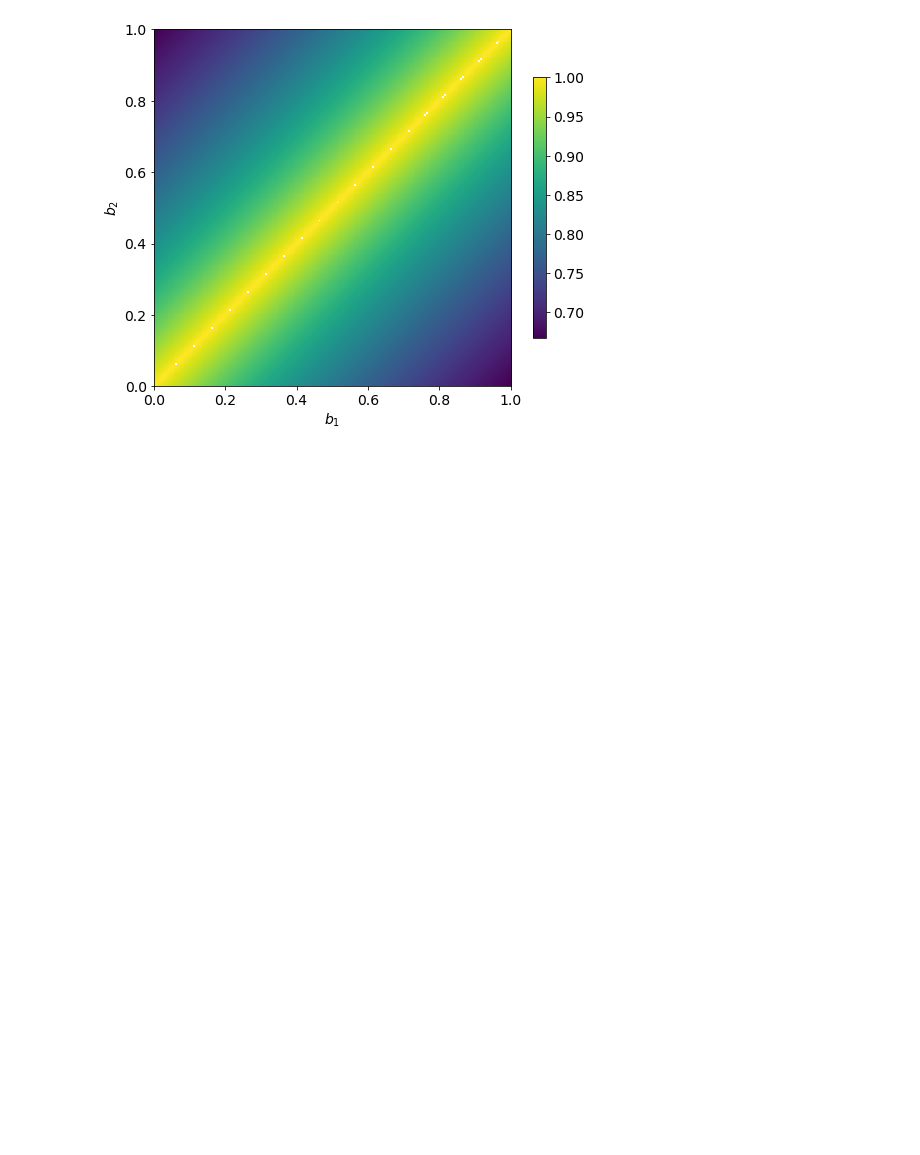
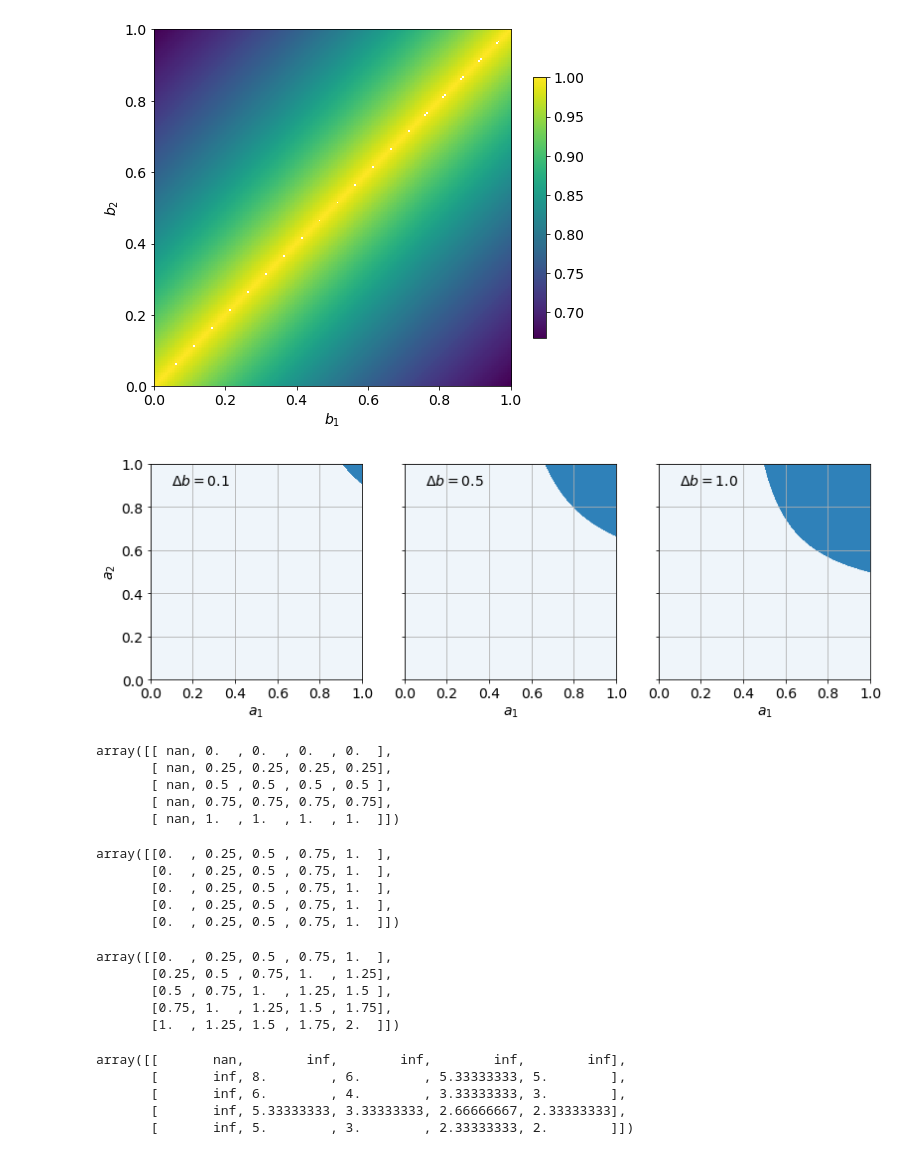
Before and after one commit to lquante/social_agent_based_modelling, a Jupyter notebook: notebooks/bifurcation.ipynb, the cells around one changed output. Saved outputs shown, nothing was run; the diff lists cells and outputs as text; code cells hidden in the pictures; blank space fills up the shorter version.

```diff
--- a/notebooks/bifurcation.ipynb
+++ b/notebooks/bifurcation.ipynb
@@ -257,3 +257,62 @@ plt.ylabel(r"$b_2$")
 plt.show()
 # %% [output]
 [figure]
+# %%
+from matplotlib.colors import LinearSegmentedColormap
+import matplotlib
+matplotlib.rcParams.update({'font.size': 14})
+fig, ax = plt.subplots(1, 3, figsize=(13,4), sharey=True)
+
+cmap = LinearSegmentedColormap.from_list("", ["#fff", "#1f77b4"])
+dbs = (0.1, 0.5, 1.0)
+for db, axis in zip(dbs, ax):
+
+    a1 = np.linspace(0., 1, 500)
+    a2 = np.linspace(0, 1, 500)
+
+    aa1, aa2 = np.meshgrid(a1, a2)
+
+    z = 2 + db > np.divide((aa1+aa2),aa1*aa2)
+
+    axis.contourf(aa1, aa2, z, cmap=cmap)
+    axis.grid(True)
+    axis.text(0.1, 0.9, fr"$\Delta b = {db}$")
+    axis.set_xlabel(r"$a_1$")
+
+ax[0].set_ylabel(r"$a_2$")
+
+plt.show()
+# %% [output]
+[figure, added]
+# %%
+aa1 / aa1*aa2
+# %% [output]
+array([[ nan, 0.  , 0.  , 0.  , 0.  ],
+       [ nan, 0.25, 0.25, 0.25, 0.25],
+       [ nan, 0.5 , 0.5 , 0.5 , 0.5 ],
+       [ nan, 0.75, 0.75, 0.75, 0.75],
+       [ nan, 1.  , 1.  , 1.  , 1.  ]])
+# %%
+aa1
+# %% [output]
+array([[0.  , 0.25, 0.5 , 0.75, 1.  ],
+       [0.  , 0.25, 0.5 , 0.75, 1.  ],
+       [0.  , 0.25, 0.5 , 0.75, 1.  ],
+       [0.  , 0.25, 0.5 , 0.75, 1.  ],
+       [0.  , 0.25, 0.5 , 0.75, 1.  ]])
+# %%
+aa2 +aa1
+# %% [output]
+array([[0.  , 0.25, 0.5 , 0.75, 1.  ],
+       [0.25, 0.5 , 0.75, 1.  , 1.25],
+       [0.5 , 0.75, 1.  , 1.25, 1.5 ],
+       [0.75, 1.  , 1.25, 1.5 , 1.75],
+       [1.  , 1.25, 1.5 , 1.75, 2.  ]])
+# %%
+np.divide((aa2 +aa1), aa2 * aa1)
+# %% [output]
+array([[       nan,        inf,        inf,        inf,        inf],
+       [       inf, 8.        , 6.        , 5.33333333, 5.        ],
+       [       inf, 6.        , 4.        , 3.33333333, 3.        ],
+       [       inf, 5.33333333, 3.33333333, 2.66666667, 2.33333333],
+       [       inf, 5.        , 3.        , 2.33333333, 2.        ]])
```
Also changed, not shown: 4 other files.
